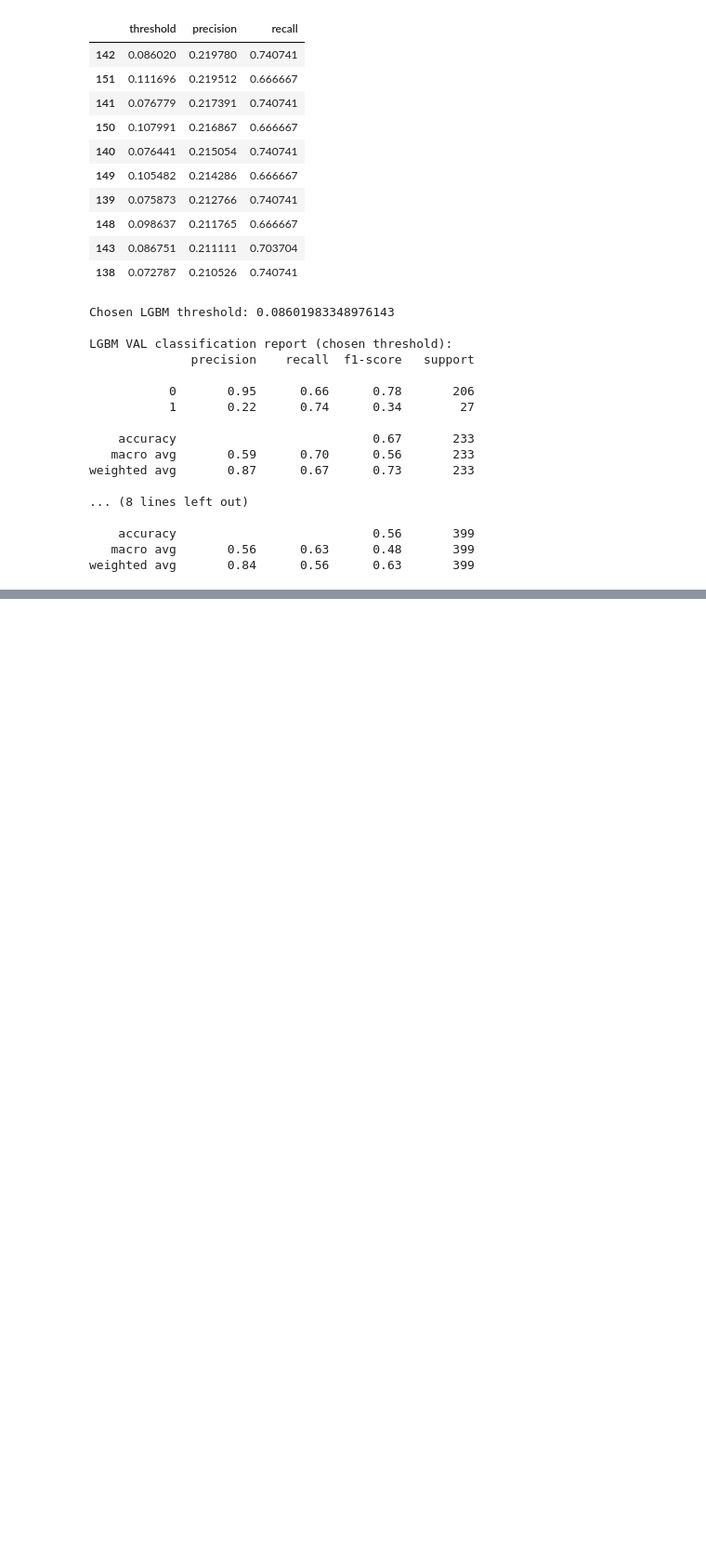
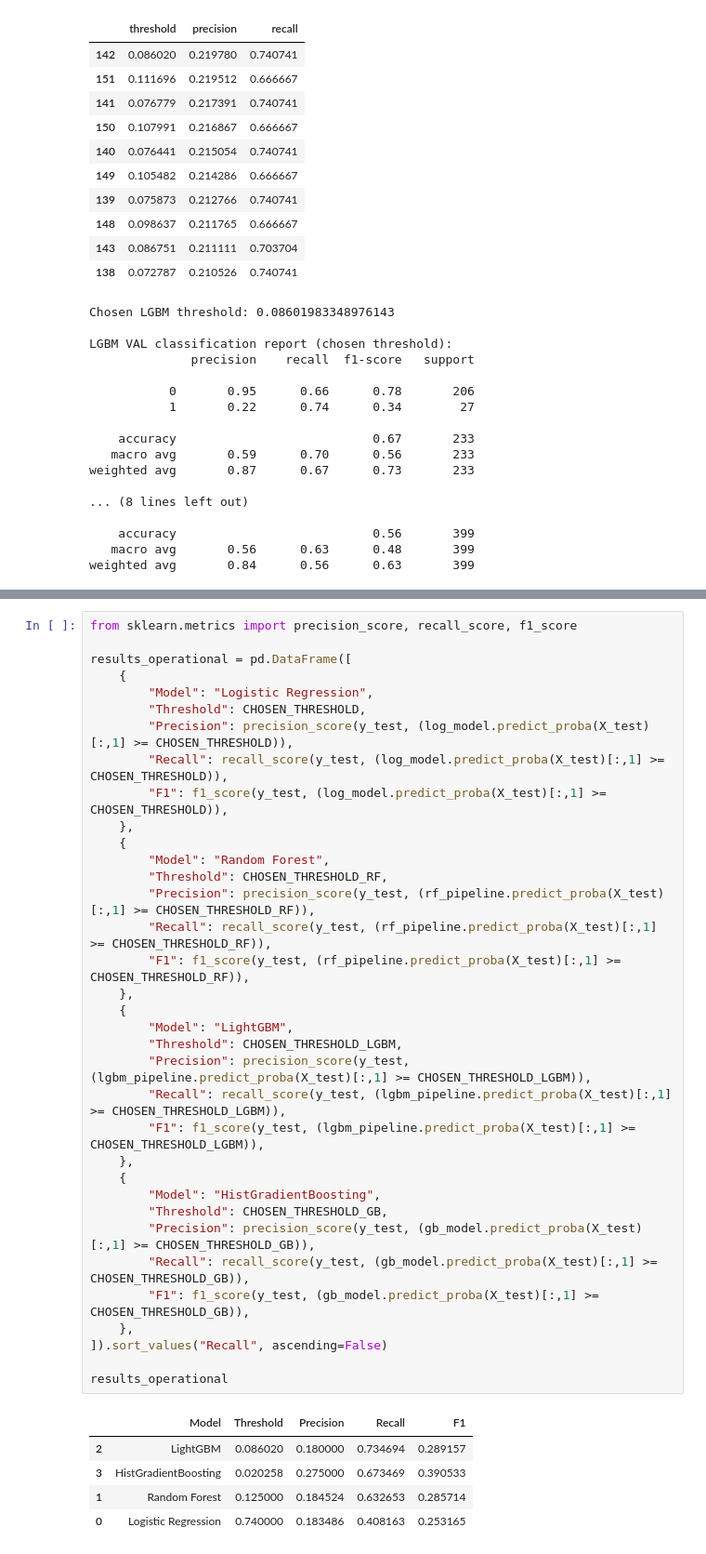
Before and after one commit to jmuhunyu/moniqo_project, a Jupyter notebook: moniqo_project.ipynb, the cells around one changed output, grey strips where cells are left out. Shown at 93% size. Drawn from its saved outputs; the diff is of its cells as text; blank space fills up the shorter version.

```diff
--- a/moniqo_project.ipynb
+++ b/moniqo_project.ipynb
@@ -1973,0 +2636,41 @@ weighted avg       0.85      0.80      0.82       399
+# %%
+from sklearn.metrics import precision_score, recall_score, f1_score
+
+results_operational = pd.DataFrame([
+    {
+        "Model": "Logistic Regression",
+        "Threshold": CHOSEN_THRESHOLD,
+        "Precision": precision_score(y_test, (log_model.predict_proba(X_test)[:,1] >= CHOSEN_THRESHOLD)),
+        "Recall": recall_score(y_test, (log_model.predict_proba(X_test)[:,1] >= CHOSEN_THRESHOLD)),
+        "F1": f1_score(y_test, (log_model.predict_proba(X_test)[:,1] >= CHOSEN_THRESHOLD)),
+    },
+    {
+        "Model": "Random Forest",
+        "Threshold": CHOSEN_THRESHOLD_RF,
+        "Precision": precision_score(y_test, (rf_pipeline.predict_proba(X_test)[:,1] >= CHOSEN_THRESHOLD_RF)),
+        "Recall": recall_score(y_test, (rf_pipeline.predict_proba(X_test)[:,1] >= CHOSEN_THRESHOLD_RF)),
+        "F1": f1_score(y_test, (rf_pipeline.predict_proba(X_test)[:,1] >= CHOSEN_THRESHOLD_RF)),
+    },
+    {
+        "Model": "LightGBM",
+        "Threshold": CHOSEN_THRESHOLD_LGBM,
+        "Precision": precision_score(y_test, (lgbm_pipeline.predict_proba(X_test)[:,1] >= CHOSEN_THRESHOLD_LGBM)),
+        "Recall": recall_score(y_test, (lgbm_pipeline.predict_proba(X_test)[:,1] >= CHOSEN_THRESHOLD_LGBM)),
+        "F1": f1_score(y_test, (lgbm_pipeline.predict_proba(X_test)[:,1] >= CHOSEN_THRESHOLD_LGBM)),
+    },
+    {
+        "Model": "HistGradientBoosting",
+        "Threshold": CHOSEN_THRESHOLD_GB,
+        "Precision": precision_score(y_test, (gb_model.predict_proba(X_test)[:,1] >= CHOSEN_THRESHOLD_GB)),
+        "Recall": recall_score(y_test, (gb_model.predict_proba(X_test)[:,1] >= CHOSEN_THRESHOLD_GB)),
+        "F1": f1_score(y_test, (gb_model.predict_proba(X_test)[:,1] >= CHOSEN_THRESHOLD_GB)),
+    },
+]).sort_values("Recall", ascending=False)
+
+results_operational
+# %% [output]
+|  | Model | Threshold | Precision | Recall | F1 |
+| 2 | LightGBM | 0.086020 | 0.180000 | 0.734694 | 0.289157 |
+| 3 | HistGradientBoosting | 0.020258 | 0.275000 | 0.673469 | 0.390533 |
+| 1 | Random Forest | 0.125000 | 0.184524 | 0.632653 | 0.285714 |
+| 0 | Logistic Regression | 0.740000 | 0.183486 | 0.408163 | 0.253165 |
```
Also changed, not shown: parts of 16 cells of this notebook, 3 other files.
